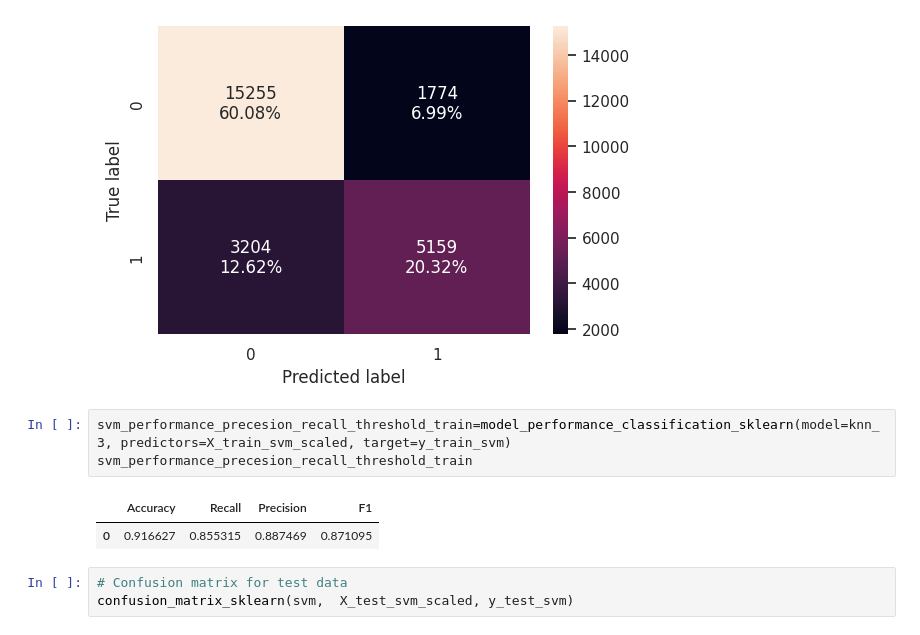
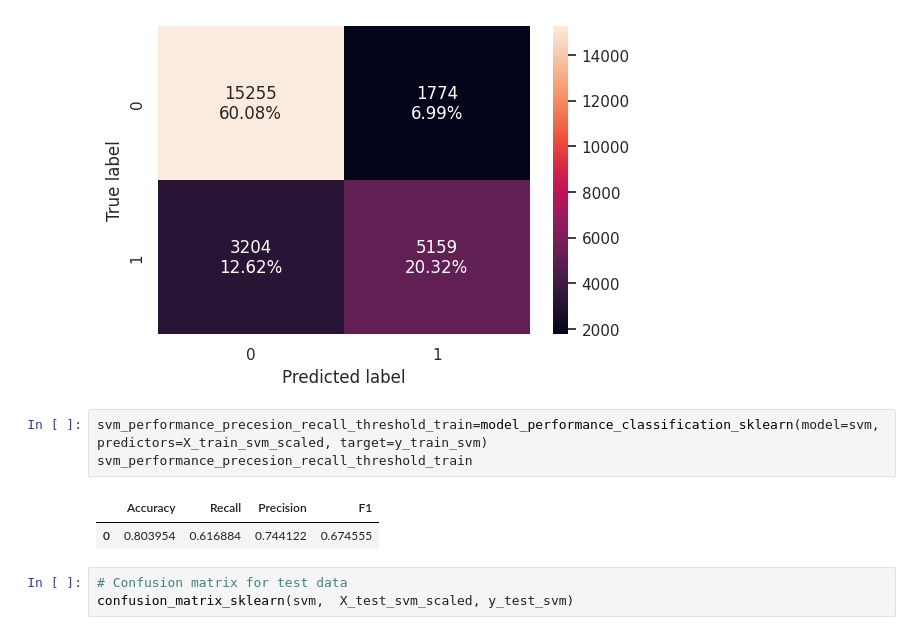
Before and after one commit to Rajesh2015/inn-hotels-bookings, a Jupyter notebook: inn_hotel_bookings_solution.ipynb, the cells around one changed output. Saved outputs shown, nothing was run; the diff lists cells and outputs as text.

```diff
--- a/inn_hotel_bookings_solution.ipynb
+++ b/inn_hotel_bookings_solution.ipynb
@@ -2392,11 +2366,11 @@ confusion_matrix_sklearn(svm,  X_train_svm_scaled, y_train_svm)
 # %% [output]
 [figure]
 # %%
-svm_performance_precesion_recall_threshold_train=model_performance_classification_sklearn(model=knn_3, predictors=X_train_svm_scaled, target=y_train_svm)
+svm_performance_precesion_recall_threshold_train=model_performance_classification_sklearn(model=svm, predictors=X_train_svm_scaled, target=y_train_svm)
 svm_performance_precesion_recall_threshold_train
 # %% [output]
 |  | Accuracy | Recall | Precision | F1 |
-| 0 | 0.916627 | 0.855315 | 0.887469 | 0.871095 |
+| 0 | 0.803954 | 0.616884 | 0.744122 | 0.674555 |
 # %%
 # Confusion matrix for test data
 confusion_matrix_sklearn(svm,  X_test_svm_scaled, y_test_svm)
```
Also changed, not shown: parts of 10 cells of this notebook.
